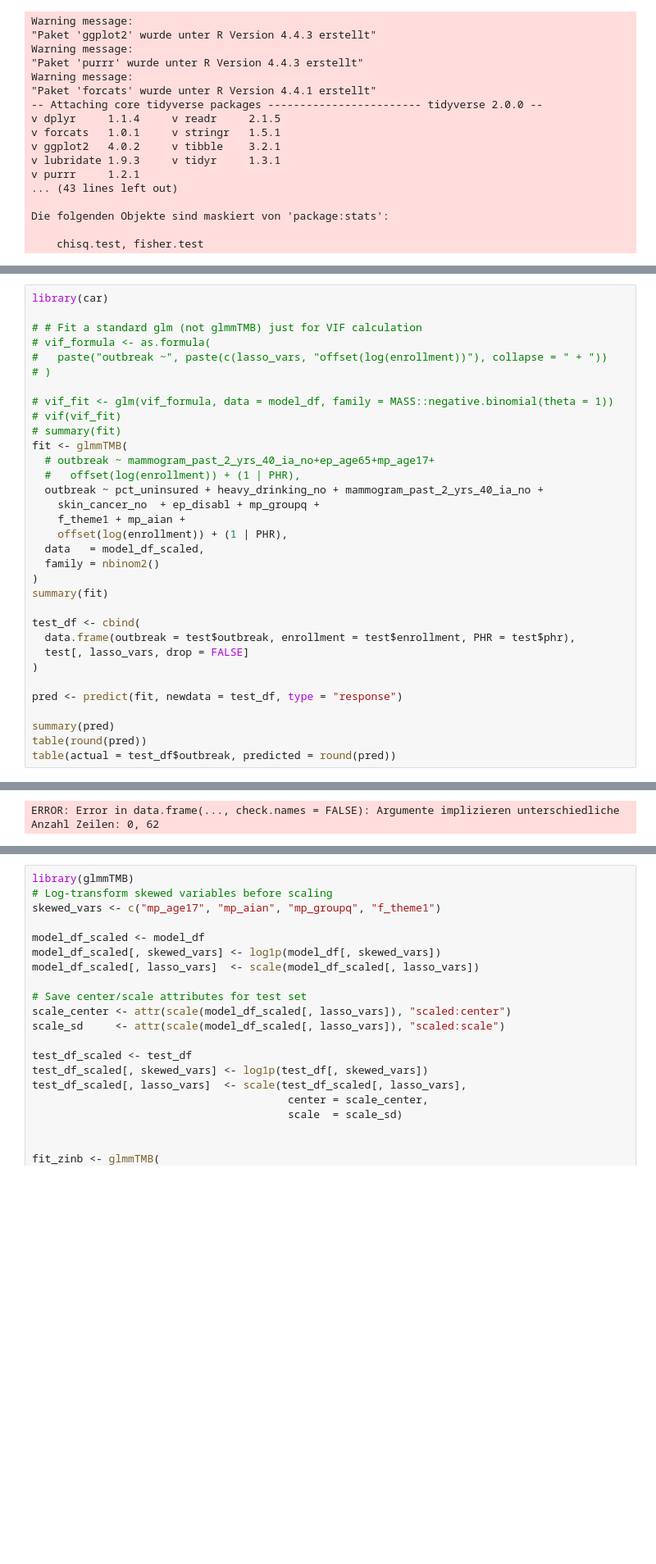
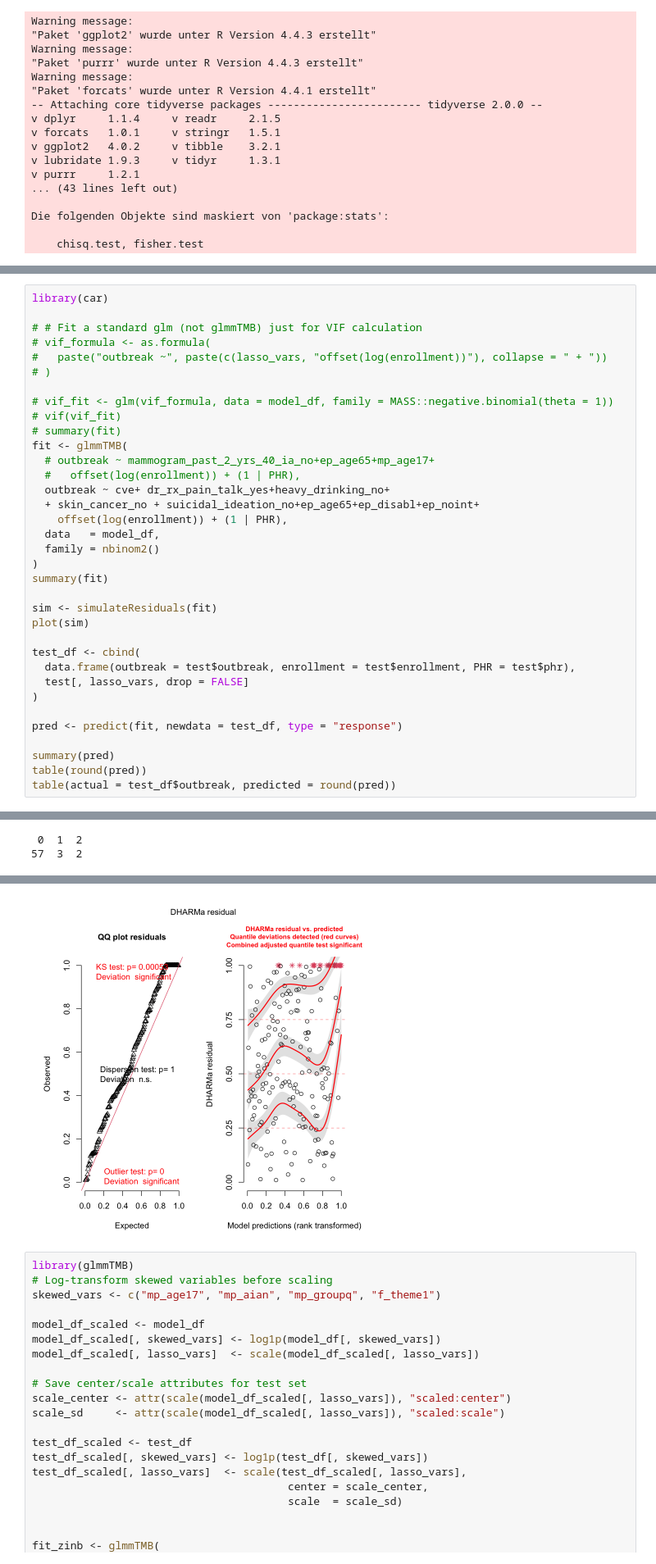
Before and after one commit to MuddORLab/Predicting-Measles-Outbreaks, a Jupyter notebook: 2026SP-stat/4automated_selection.ipynb, the cells around one changed output, grey strips where cells are left out. Shown at 82% size. Drawn from its saved outputs; the diff is of its cells as text; blank space fills up the shorter version.

```diff
--- a/2026SP-stat/4automated_selection.ipynb
+++ b/2026SP-stat/4automated_selection.ipynb
@@ -172,14 +216,16 @@ library(car)
 fit <- glmmTMB(
   # outbreak ~ mammogram_past_2_yrs_40_ia_no+ep_age65+mp_age17+
   #   offset(log(enrollment)) + (1 | PHR),
-  outbreak ~ pct_uninsured + heavy_drinking_no + mammogram_past_2_yrs_40_ia_no +
-    skin_cancer_no  + ep_disabl + mp_groupq +
-    f_theme1 + mp_aian +
+  outbreak ~ cve+ dr_rx_pain_talk_yes+heavy_drinking_no+
+  + skin_cancer_no + suicidal_ideation_no+ep_age65+ep_disabl+ep_noint+
     offset(log(enrollment)) + (1 | PHR),
-  data   = model_df_scaled,
+  data   = model_df,
   family = nbinom2()
 )
 summary(fit)
+
+sim <- simulateResiduals(fit)
+plot(sim)
 
 test_df <- cbind(
   data.frame(outbreak = test$outbreak, enrollment = test$enrollment, PHR = test$phr),
@@ -220 +264,2 @@ Warning message:
-ERROR: Error in data.frame(..., check.names = FALSE): Argumente implizieren unterschiedliche Anzahl Zeilen: 0, 62
+ 0  1  2
+57  3  2
@@ -221,3 +276,4 @@ ERROR: Error in data.frame(..., check.names = FALSE): Argumente implizieren unte
+[figure, added]
 # %%
 library(glmmTMB)
 # Log-transform skewed variables before scaling
```
Also changed, not shown: parts of 5 cells of this notebook, 2 other files.
